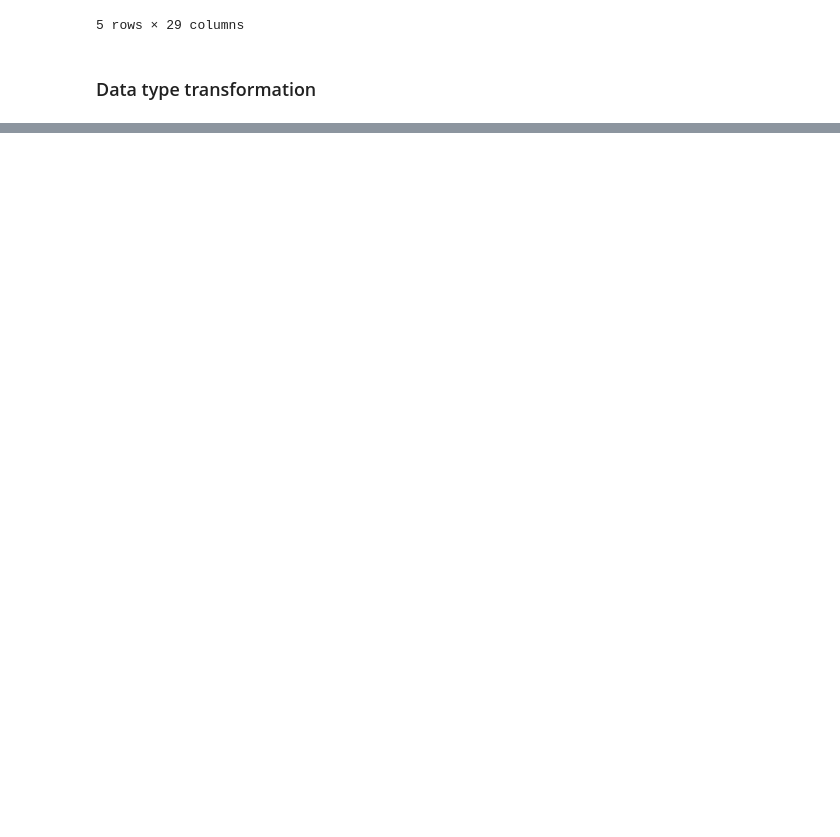
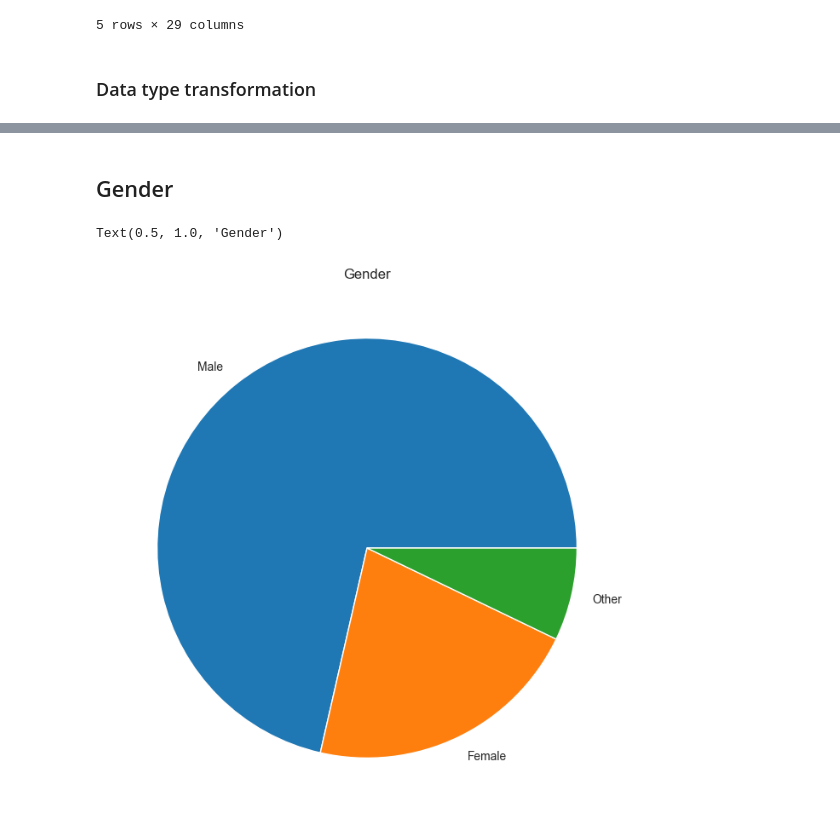
Before and after one commit to maroulaki/potential-invention, a Jupyter notebook: character-statistics.ipynb, the cells around one changed output, grey strips where cells are left out. Drawn from its saved outputs; the diff is of its cells as text; code cells hidden in the pictures; blank space fills up the shorter version.

```diff
--- a/character-statistics.ipynb
+++ b/character-statistics.ipynb
@@ -49,5 +53,8 @@ data.head()
 # %% [markdown]
 ### Data type transformation
 # %%
+# Gold to float
+data["Gold"] = data["Gold"].str.replace("g", "")
+data["Gold"] = data["Gold"].str.replace(".", "")
 data["Gold"] = data["Gold"].str.replace(",", ".")
 data["Gold"] = pd.to_numeric(data["Gold"])
@@ -63,0 +61,7 @@ data.head()
+# %%
+# Fill NaN values
+data[["Gold", "l2", "l3", "l4"]] = data[["Gold", "l2", "l3", "l4"]].fillna(0.0)
+data[["Multiclass 1", "Multiclass 2", "Multiclass 3"]] = data[["Multiclass 1", "Multiclass 2", "Multiclass 3"]].fillna("No")
+data[["ASI 1", "ASI 2", "ASI 3", "ASI 4", "ASI 5", "ASI 6", "ASI 7"]] = data[["ASI 1", "ASI 2", "ASI 3", "ASI 4", "ASI 5", "ASI 6", "ASI 7"]].fillna("None")
+data[["Level", "l1"]] = data[["Level", "l1"]].fillna(1.0)
+data.head()
@@ -63,0 +103,11 @@ data.head()
+# %% [markdown]
+## Gender
+# %%
+fig, ax = plt.subplots(figsize=(8, 8))
+
+count = data.Gender.value_counts(sort=True, normalize=True)
+ax.pie(count, labels=count.index)
+ax.set_title("Gender")
+# %% [output]
+Text(0.5, 1.0, 'Gender')
+[figure, added]
```
Also changed, not shown: parts of 12 cells of this notebook, 2 other files.
